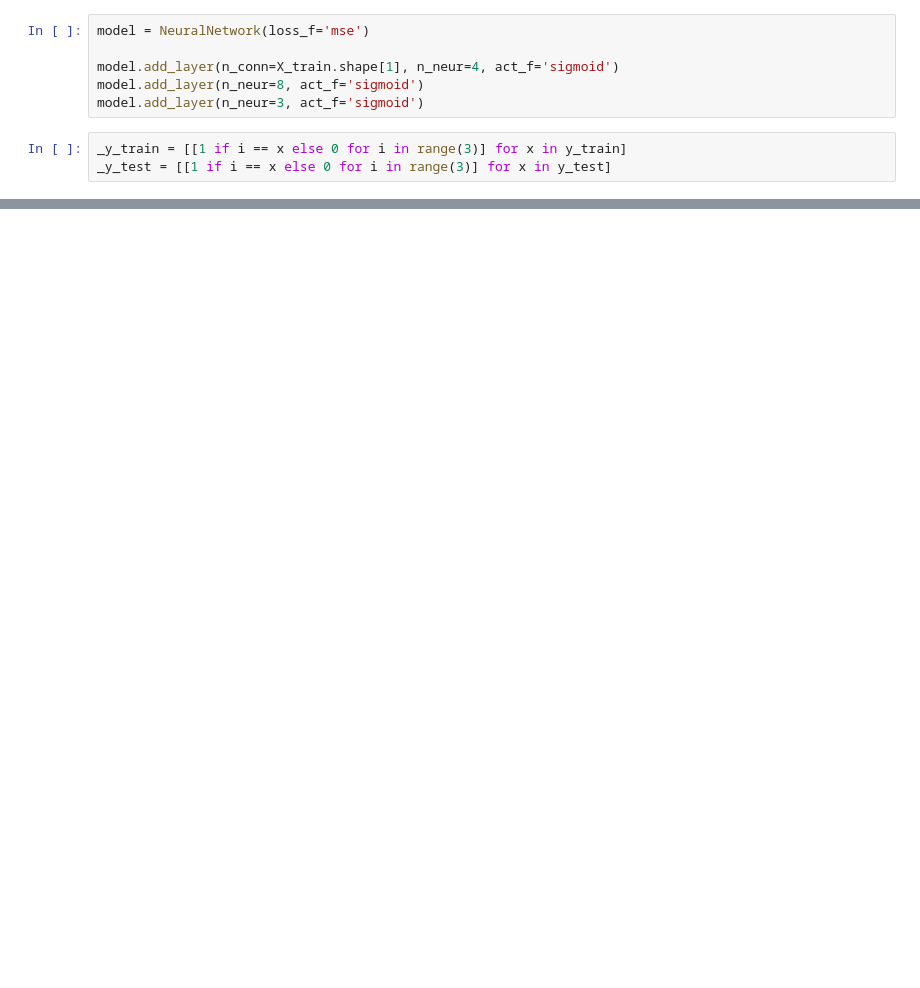
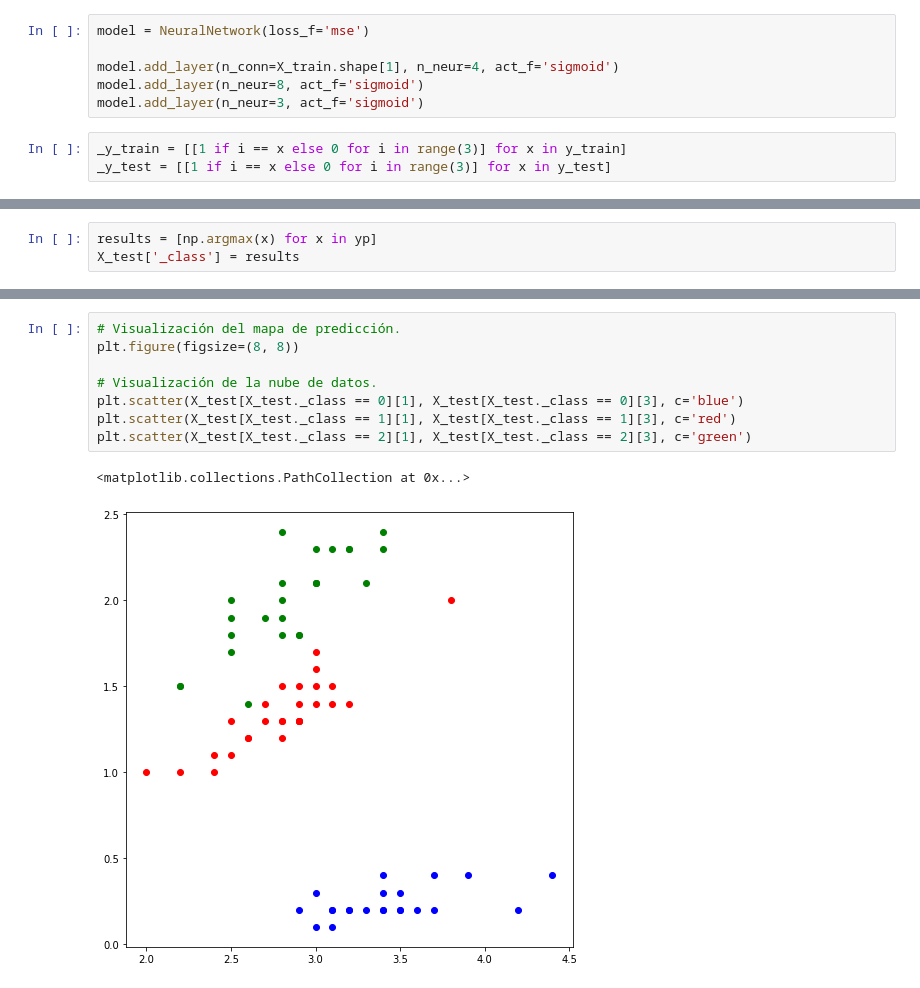
Before and after one commit to medso0018/FromScratchNeuralNets, a Jupyter notebook: nn.ipynb, the cells around one changed output, grey strips where cells are left out. Saved outputs shown, nothing was run; the diff lists cells and outputs as text; blank space fills up the shorter version.

```diff
--- a/nn.ipynb
+++ b/nn.ipynb
@@ -80,0 +63,3 @@ model.loss_f[0](yp, _y_test)
+# %%
+results = [np.argmax(x) for x in yp]
+X_test['_class'] = results
@@ -80,0 +77,11 @@ model.loss_f[0](yp, _y_test)
+# %%
+# Visualización del mapa de predicción.
+plt.figure(figsize=(8, 8))
+
+# Visualización de la nube de datos.
+plt.scatter(X_test[X_test._class == 0][1], X_test[X_test._class == 0][3], c='blue')
+plt.scatter(X_test[X_test._class == 1][1], X_test[X_test._class == 1][3], c='red')
+plt.scatter(X_test[X_test._class == 2][1], X_test[X_test._class == 2][3], c='green')
+# %% [output]
+<matplotlib.collections.PathCollection at 0x...>
+[figure, added]
```
Also changed, not shown: parts of 7 cells of this notebook.
